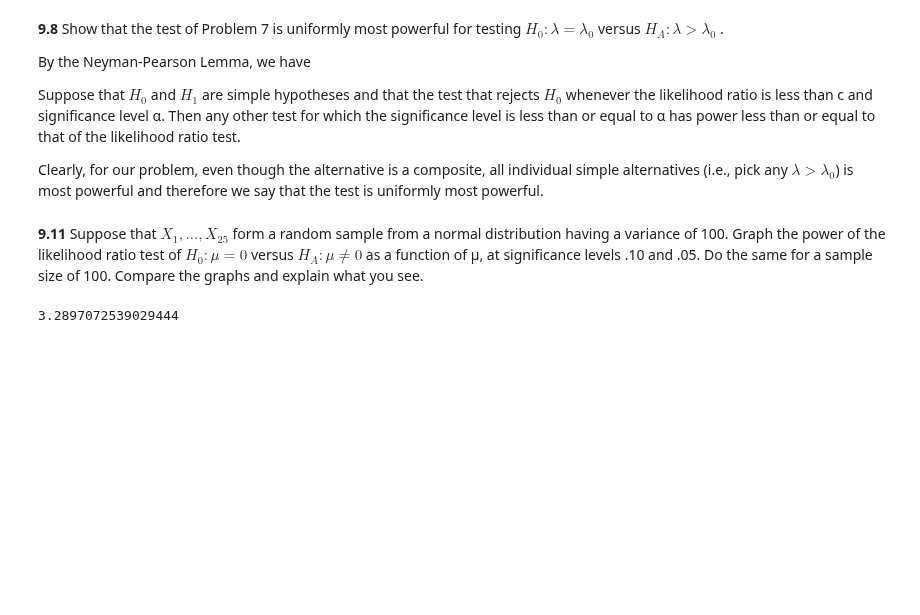
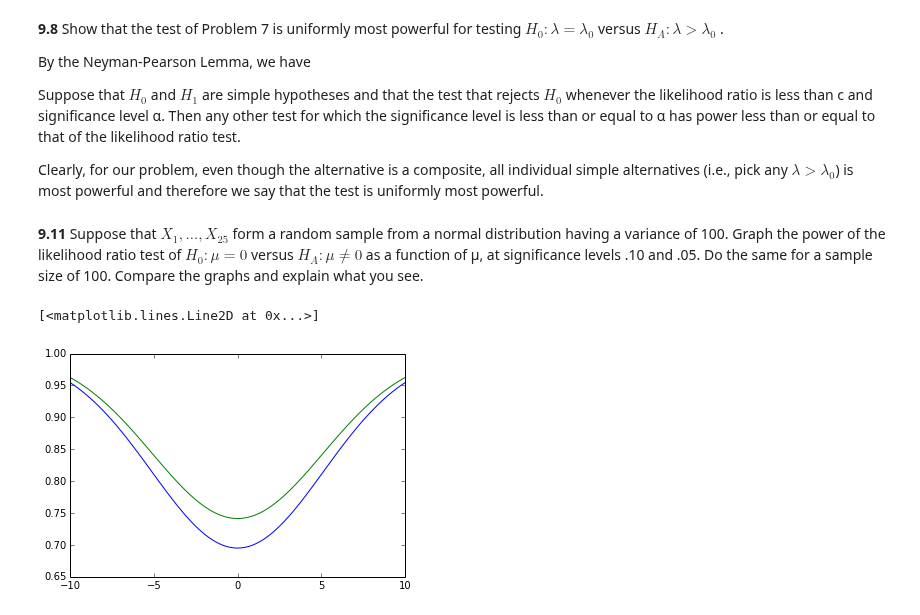
Before and after one commit to Chuphay/school, a Jupyter notebook: mStat2/Homework #2.ipynb, the cells around one changed output. Saved outputs shown, nothing was run; the diff lists cells and outputs as text; code cells hidden in the pictures; blank space fills up the shorter version.

```diff
--- a/mStat2/Homework #2.ipynb
+++ b/mStat2/Homework #2.ipynb
@@ -191,8 +190,12 @@ Clearly, for our problem, even though the alternative is a composite, all indivi
 versus $H_A : μ \neq 0$ as a function of μ, at significance levels .10 and .05. Do the
 same for a sample size of 100. Compare the graphs and explain what
 you see.
-# %%
-from scipy.stats import norm
-sqrt(100)*norm.ppf(0.95)/sqrt(25)
-# %% [output]
-3.2897072539029444
+# %%
+p = linspace(-10,10,100)
+def reject(p, cutoff ,samples):
+    return norm.cdf(p-cutoff,0,sqrt(samples)) + 1 - norm.cdf(p+cutoff,0,sqrt(samples))
+plot(p,reject(p, 1.96,25));
+plot(p,reject(p, 1.65,25))
+# %% [output]
+[<matplotlib.lines.Line2D at 0x...>]
+[figure, added]
```
Also changed, not shown: parts of 6 cells of this notebook.
